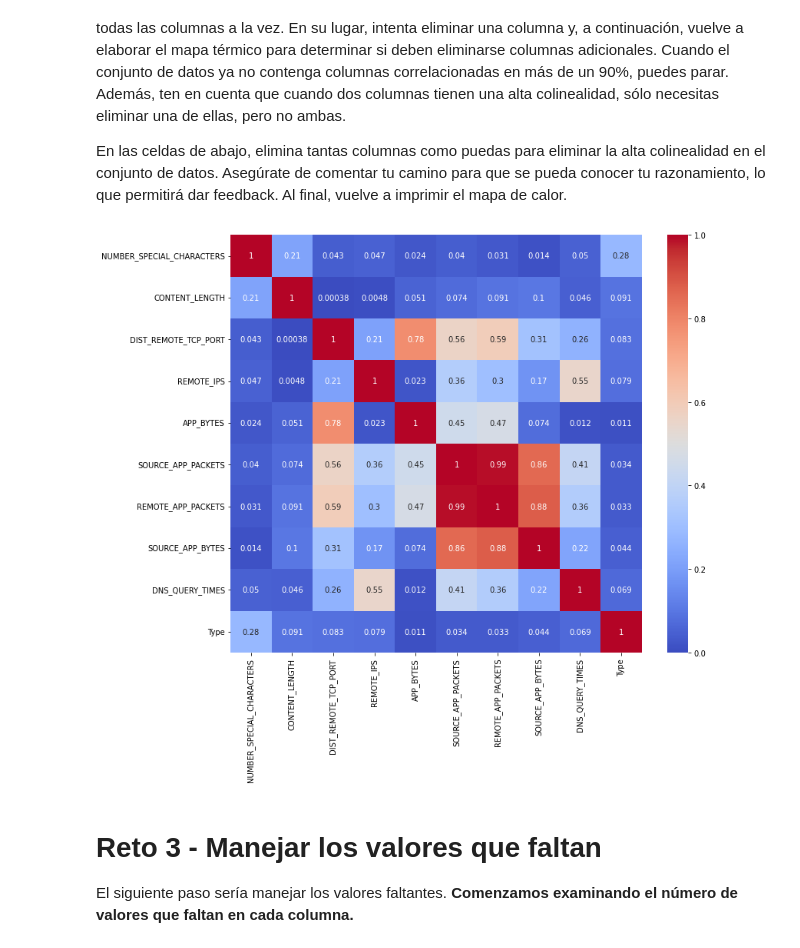
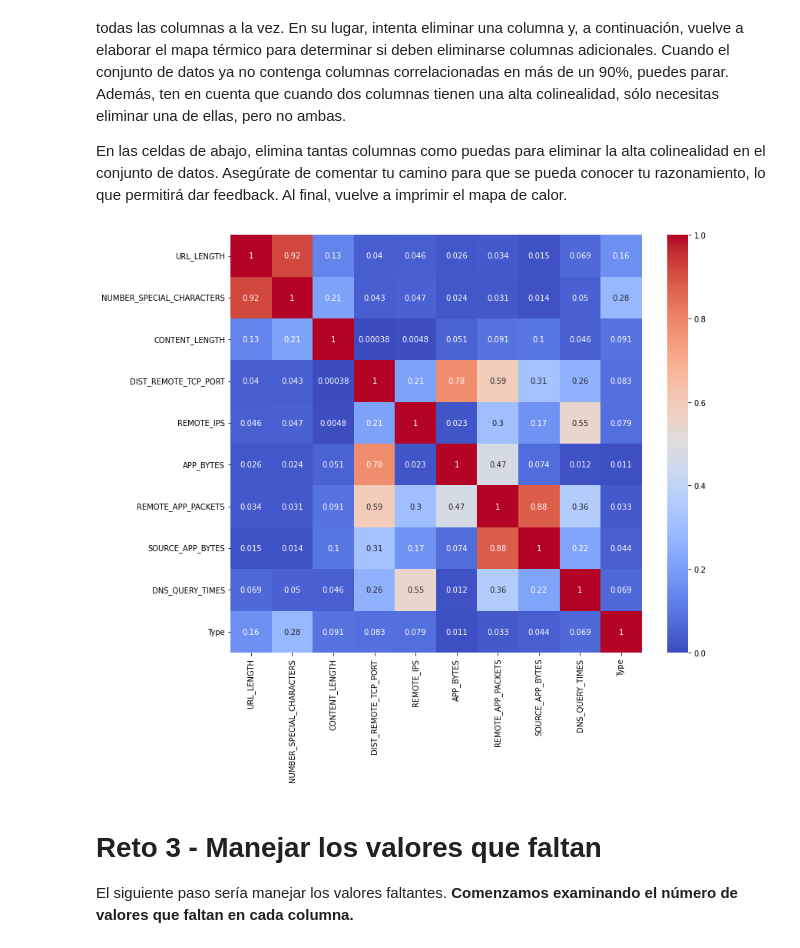
Before and after one commit to ivanseldas/lab-supervised-learning-es, a Jupyter notebook: your-code/main_esp.ipynb, the cells around one changed output. Cells and saved outputs as stored; diff of their text form; code cells hidden in the pictures.

```diff
--- a/your-code/main_esp.ipynb
+++ b/your-code/main_esp.ipynb
@@ -274,15 +263,15 @@ En las celdas de abajo, elimina tantas columnas como puedas para eliminar la alt
 # %%
 # REMOVE THE 4 COLUMNS WITH MORE COLLINEARITY
 
-col_to_remove = ['URL_LENGTH', 'TCP_CONVERSATION_EXCHANGE', 'APP_PACKETS', 'REMOTE_APP_BYTES']
+col_to_remove = ['SOURCE_APP_PACKETS', 'TCP_CONVERSATION_EXCHANGE', 'REMOTE_APP_BYTES', 'APP_PACKETS']
 fixed_numerical_columns = [column for column in  numerical_columns if column not in col_to_remove]
 
 corr_matrix = websites[fixed_numerical_columns].corr()
 plt.figure(figsize=(12, 10))
 sns.heatmap(np.abs(corr_matrix), annot=True, cmap='coolwarm', vmin=0, vmax=1)
 plt.show()
 # %% [output]
-[figure, old version]
+[figure, new version]
 # %% [markdown]
 # Reto 3 - Manejar los valores que faltan
 
```
Also changed, not shown: parts of 34 cells of this notebook.
